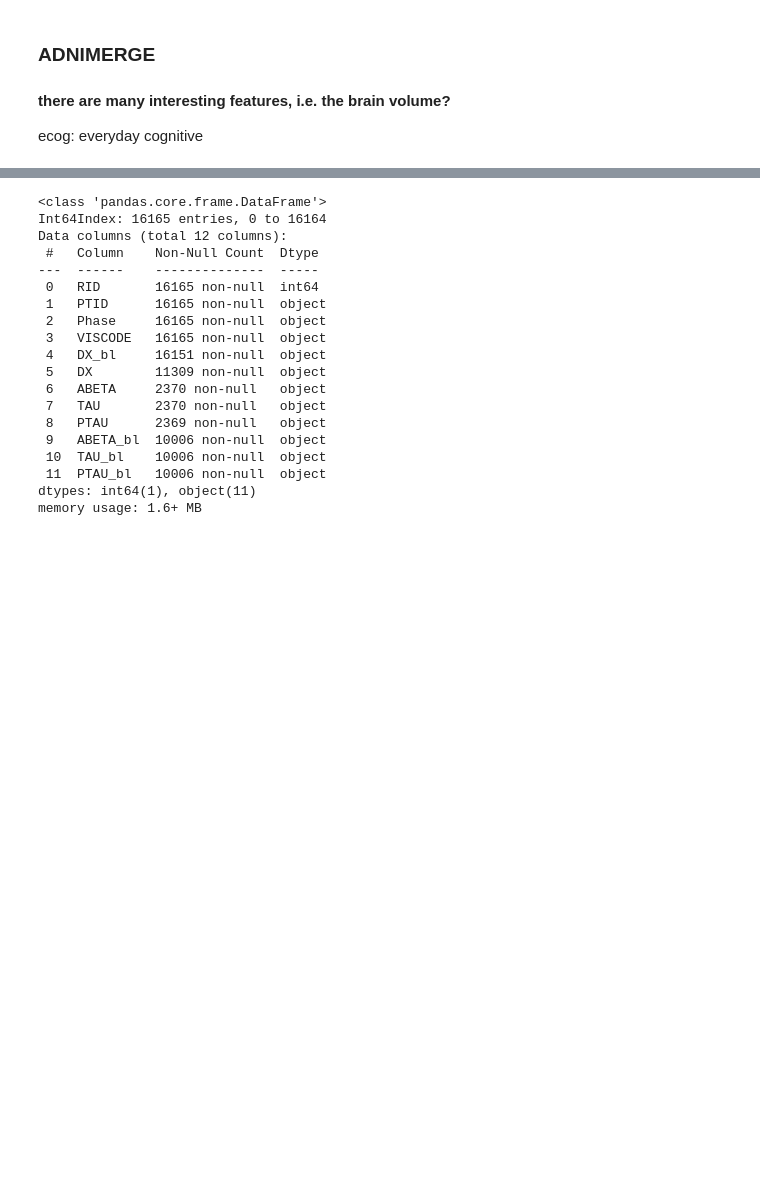
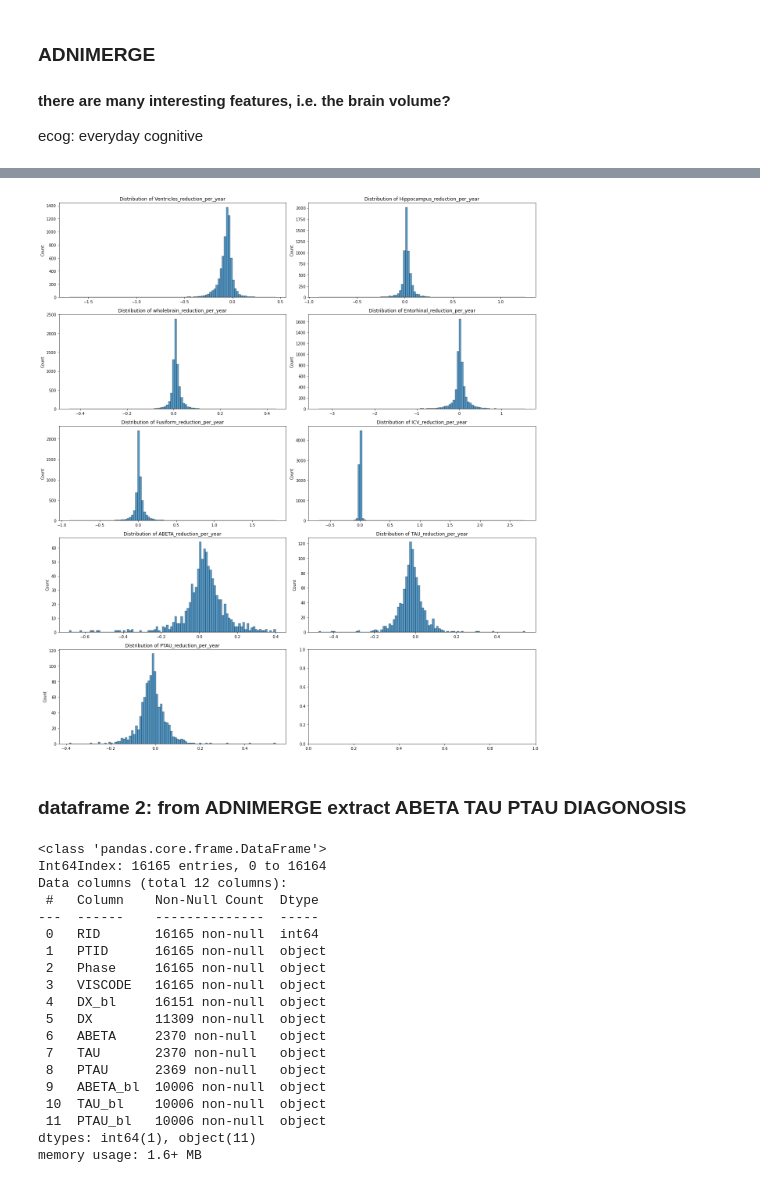
Before and after one commit to weiping2022/Brain_health_challenge_Antonia_Weiping_hs2022, a Jupyter notebook: notebook/1_extractdata_mergefiles_WZ_2022_11_22.ipynb, the cells around one changed output, grey strips where cells are left out. Drawn from its saved outputs; the diff is of its cells as text; code cells hidden in the pictures; blank space fills up the shorter version.

```diff
--- a/notebook/1_extractdata_mergefiles_WZ_2022_11_22.ipynb
+++ b/notebook/1_extractdata_mergefiles_WZ_2022_11_22.ipynb
@@ -976,0 +988,10 @@ adni_new.to_csv('adnimerge_new.csv')
+# %%
+fig, axes = plt.subplots(nrows=5, ncols=2, figsize=(18,20))
+axes = axes.ravel()  # array to 1D
+for col, ax in zip(new_cat_lst, axes):
+    sns.histplot(data=adni_not_bl, x=col, ax=ax,bins=100)
+    ax.set(title=f'Distribution of {col}', xlabel=None)
+fig.tight_layout()
+plt.show()
+# %% [output]
+[figure, added]
@@ -977,3 +1000,5 @@ adni_new.to_csv('adnimerge_new.csv')
+# %% [markdown]
+### dataframe 2:  from ADNIMERGE extract ABETA TAU PTAU DIAGONOSIS
 # %%
 adnimerge_short = adnimerge[['RID', 'PTID','ORIGPROT', 'VISCODE','DX_bl','DX', 'ABETA','TAU','PTAU','ABETA_bl','TAU_bl','PTAU_bl']].drop_duplicates().reset_index(drop=True).sort_values(by= ['RID'])
 adnimerge_short = drop_char(adnimerge_short,'RID').reset_index(drop=True)  #drop the row where RID cant be converted to integer
```
Also changed, not shown: parts of 47 cells of this notebook.
